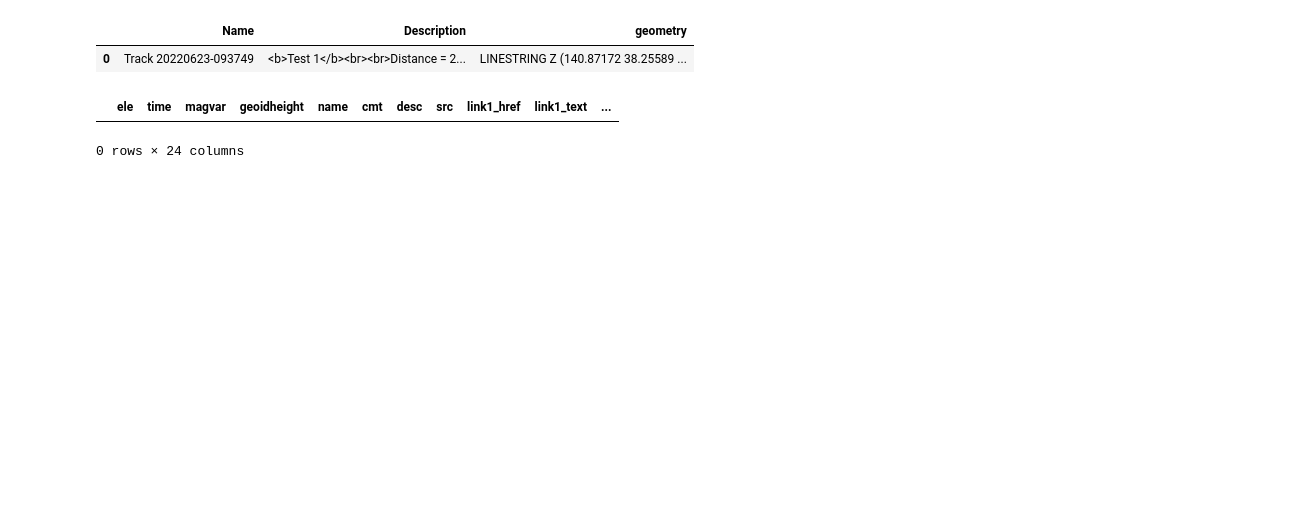
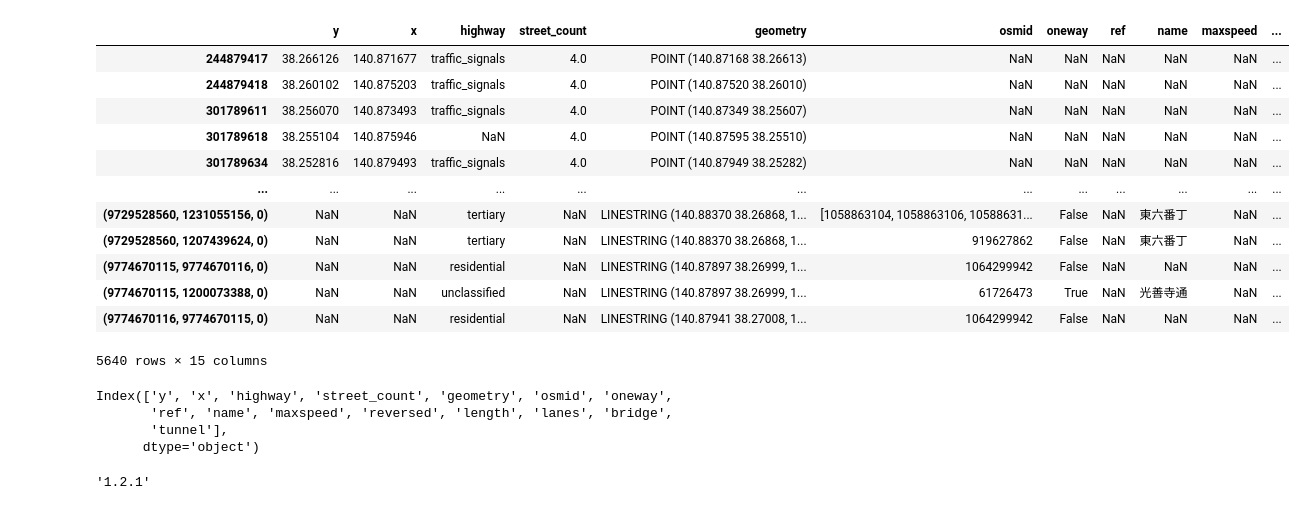
Before and after one commit to gjgress/G-RIPS-2022-Mitsubishi-A, a Jupyter notebook: Code/Code Testing.ipynb, the cells around one changed output. Drawn from its saved outputs; the diff is of its cells as text; code cells hidden in the pictures; blank space fills up the shorter version.

```diff
--- a/Code/Code Testing.ipynb
+++ b/Code/Code Testing.ipynb
@@ -0,0 +37,8 @@
+# %%
+import osmnx as ox
+
+S = ox.graph_from_address("Sendai, Minamimachi-dori, Chuo 3-chome, Aoba Ward, Sendai, Miyagi Prefecture, 980-0021, Japan",dist=1750, network_type='drive')
+fig, ax = ox.plot_graph(S)
+networknodes, networkedges = ox.graph_to_gdfs(S)
+Snew = ox.graph_from_gdfs(networknodes, networkedges)
+ox.plot_graph(Snew)
@@ -0,0 +83,41 @@
+# %%
+networkgdf = networknodes.append(networkedges)
+# %%
+networkgdf
+# %% [output]
+|  | y | x | highway | street_count | geometry | osmid | oneway | ref | name | maxspeed | ... |
+| 244879417 | 38.266126 | 140.871677 | traffic_signals | 4.0 | POINT (140.87168 38.26613) | NaN | NaN | NaN | NaN | NaN | ... |
+| 244879418 | 38.260102 | 140.875203 | traffic_signals | 4.0 | POINT (140.87520 38.26010) | NaN | NaN | NaN | NaN | NaN | ... |
+| 301789611 | 38.256070 | 140.873493 | traffic_signals | 4.0 | POINT (140.87349 38.25607) | NaN | NaN | NaN | NaN | NaN | ... |
+| 301789618 | 38.255104 | 140.875946 | NaN | 4.0 | POINT (140.87595 38.25510) | NaN | NaN | NaN | NaN | NaN | ... |
+| 301789634 | 38.252816 | 140.879493 | traffic_signals | 4.0 | POINT (140.87949 38.25282) | NaN | NaN | NaN | NaN | NaN | ... |
+| ... | ... | ... | ... | ... | ... | ... | ... | ... | ... | ... | ... |
+| (9729528560, 1231055156, 0) | NaN | NaN | tertiary | NaN | LINESTRING (140.88370 38.26868, 1... | [1058863104, 1058863106, 10588631... | False | NaN | 東六番丁 | NaN | ... |
+| (9729528560, 1207439624, 0) | NaN | NaN | tertiary | NaN | LINESTRING (140.88370 38.26868, 1... | 919627862 | False | NaN | 東六番丁 | NaN | ... |
+| (9774670115, 9774670116, 0) | NaN | NaN | residential | NaN | LINESTRING (140.87897 38.26999, 1... | 1064299942 | False | NaN | NaN | NaN | ... |
+| (9774670115, 1200073388, 0) | NaN | NaN | unclassified | NaN | LINESTRING (140.87897 38.26999, 1... | 61726473 | True | NaN | 光善寺通 | NaN | ... |
+| (9774670116, 9774670115, 0) | NaN | NaN | residential | NaN | LINESTRING (140.87941 38.27008, 1... | 1064299942 | False | NaN | NaN | NaN | ... |
+5640 rows × 15 columns
+# %%
+networkgdf.columns
+# %% [output]
+Index(['y', 'x', 'highway', 'street_count', 'geometry', 'osmid', 'oneway',
+       'ref', 'name', 'maxspeed', 'reversed', 'length', 'lanes', 'bridge',
+       'tunnel'],
+      dtype='object')
+# %%
+import networkx as nx
+import osmnx as ox
+import time
+from shapely.geometry import Polygon
+import os
+import numpy as np
+import pandas as pd
+import geopandas as gpd
+import matplotlib as plt
+import fiona
+
+%matplotlib inline
+ox.__version__
+# %% [output]
+'1.2.1'
@@ -14,10 +133,0 @@ tripdata2 = gpd.read_file(fp)
-# %%
-tripdata1
-# %% [output]
-|  | Name | Description | geometry |
-| 0 | Track 20220623-093749 | <b>Test 1</b><br><br>Distance = 2... | LINESTRING Z (140.87172 38.25589 ... |
-# %%
-tripdata2
-# %% [output]
-|  | ele | time | magvar | geoidheight | name | cmt | desc | src | link1_href | link1_text | ... |
-0 rows × 24 columns
```
Also changed, not shown: parts of 11 cells of this notebook, 32 other files.
